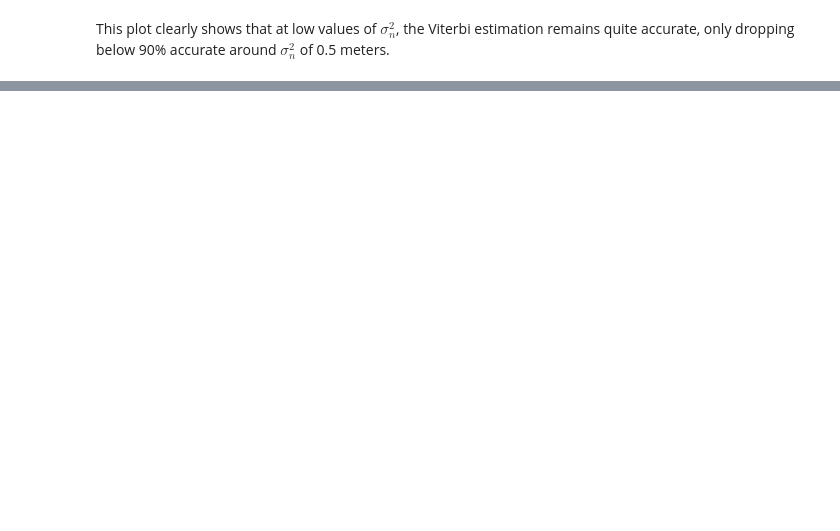
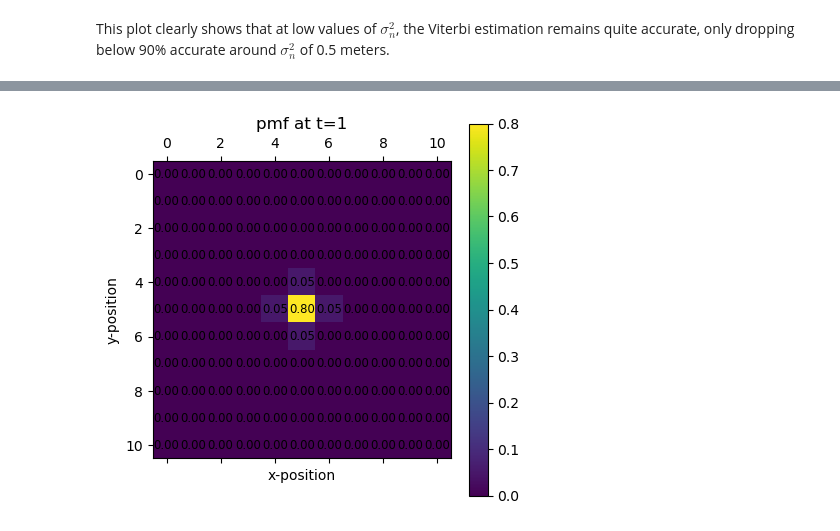
Before and after one commit to rafael-burger/E207-HW6, a Jupyter notebook: HW6.ipynb, the cells around one changed output, grey strips where cells are left out. Cells and saved outputs as stored; diff of their text form; code cells hidden in the pictures; blank space fills up the shorter version.

```diff
--- a/HW6.ipynb
+++ b/HW6.ipynb
@@ -270,0 +449,7 @@ This plot clearly shows that at low values of $\sigma_n^2$, the Viterbi estimati
+# %%
+# Lets declare the initial PI Matrix where the robot starts at 5, 5
+PI_MAT = np.zeros((11, 11))
+PI_MAT[5, 5] = 1
+PI_MAT = PI_MAT.flatten()
+
+T_1 = PI_MAT@A
@@ -270,0 +534,23 @@ This plot clearly shows that at low values of $\sigma_n^2$, the Viterbi estimati
+# %%
+def plot_pmf(steps, title = ""):
+    # Lets declare the initial PI Matrix where the robot starts at 5, 5
+    PI_MAT = np.zeros((11, 11))
+    PI_MAT[5, 5] = 1
+    PI_MAT = PI_MAT.flatten()
+
+    T = PI_MAT@(np.linalg.matrix_power(A, steps))
+    pmf = np.reshape(T, (11, 11))
+    plt.matshow(pmf)
+
+    for (i, j), z in np.ndenumerate(pmf):
+        plt.text(j, i, f"{z:.2f}", ha='center', va='center', fontsize='small')
+
+
+    plt.xlabel("x-position")
+    plt.ylabel("y-position")
+    plt.title(title)
+    plt.colorbar()
+# %%
+plot_pmf(1, "pmf at t=1")
+# %% [output]
+[figure, added]
```
Also changed, not shown: parts of 24 cells of this notebook.
